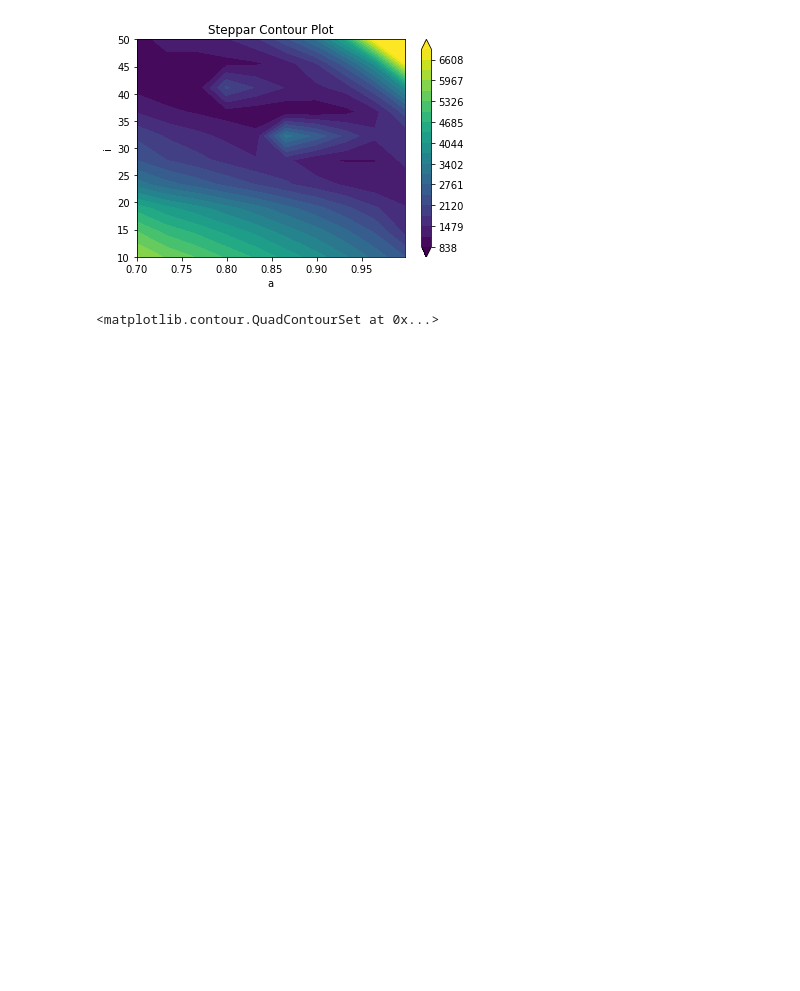
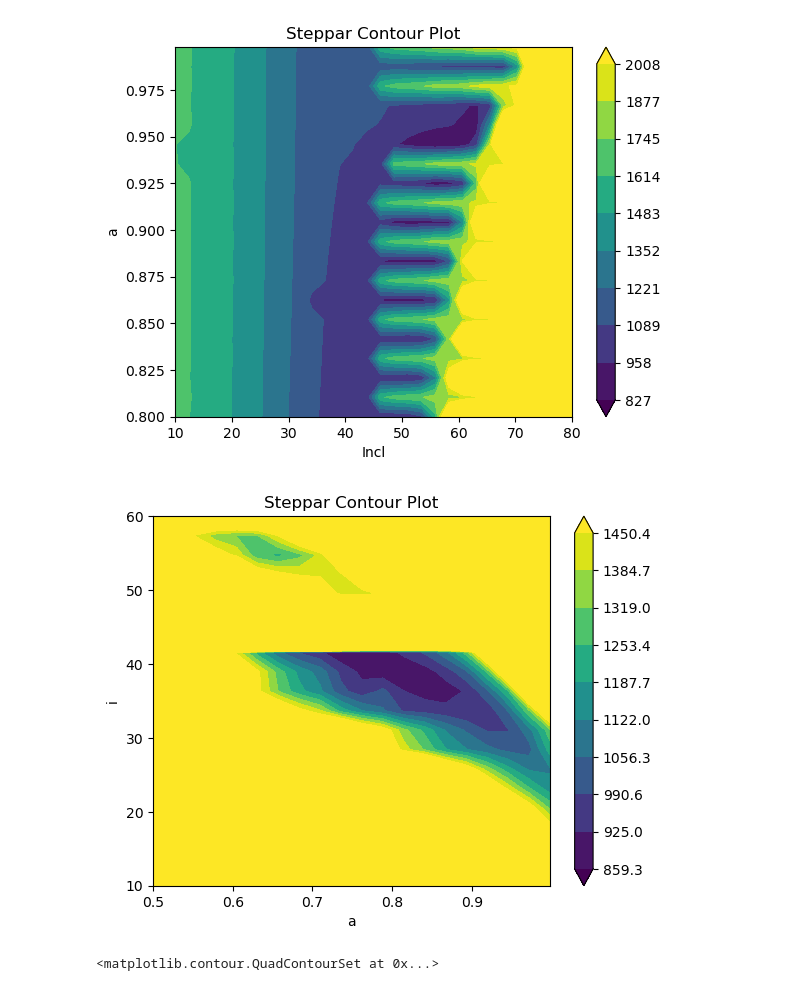
Before and after one commit to xifengdaocao/xspec2plot, a Jupyter notebook: contour plot.ipynb, the cells around one changed output. Drawn from its saved outputs; the diff is of its cells as text; code cells hidden in the pictures; blank space fills up the shorter version.

Commit message:
plot_steppar

```diff
--- a/contour plot.ipynb
+++ b/contour plot.ipynb
@@ -15,6 +15,8 @@ def updateFile_delete_str(file):
     with open(file, "r") as input:
         lines = input.readlines()
         for line in lines:
+            if '!XSPEC12>steppar' in line:
+                    line = line.replace('!XSPEC12>steppar','!XSPEC12> steppar')
             if line.split() == []:
                 continue
             if line.split()[0] not in str_delete:
@@ -86,6 +88,8 @@ def get_grid(infile):
     f = open(infile, 'r')
     lines = f.readlines()
     for line in lines:
+        if len(line.split()) <= 1:
+            continue
         if line.split()[1] == 'steppar':
             # head line example: XSPEC12 steppar 8 0.001 0.18 20 18 0.001 0.15 20
             x_low, x_high, num_x_grid = float(line.split()[3]), float(line.split()[4]), int(line.split()[5])
@@ -94,7 +98,7 @@ def get_grid(infile):
     y_grid = np.linspace(y_low, y_high, num = num_y_grid, dtype = None)
     return x_grid, y_grid
 # %%
-def plot_density_contour(infile,mytitle='Steppar Contour Plot',p=0.5):
+def plot_density_contour(infile,mytitle='Steppar Contour Plot',p=0.5,N=20):
 
     updateFile_delete_hashtag_and_blanck_line(infile)
     updateFile_delete_str(infile)
@@ -126,7 +130,7 @@ def plot_density_contour(infile,mytitle='Steppar Contour Plot',p=0.5):
     X, Y = np.meshgrid(np.array(x_grid), np.array(y_grid))
 
     fig,ax = plt.subplots(1,1)
-    conpl = ax.contourf(X, Y, Z,levels = np.linspace(z_min,p*z_max+(1-p)*z_min,20), extend = 'both')
+    conpl = ax.contourf(X, Y, Z,levels = np.linspace(z_min,p*z_max+(1-p)*z_min,N), extend = 'both')
     fig.colorbar(conpl)
     ax.set_title(mytitle)
     ax.set_xlabel(names[0])
@@ -136,7 +140,9 @@ def plot_density_contour(infile,mytitle='Steppar Contour Plot',p=0.5):
 
     return conpl
 # %%
-plot_density_contour('a_i_con-1.txt',p=0.1)
+plot_density_contour('diskbb_a_i.txt',p=0.15,N=10)
+plot_density_contour('kerrbb_a_i.txt',p=0.008,N=10)
 # %% [output]
-[figure, old version]
+[figure, new version]
+[figure, added]
 <matplotlib.contour.QuadContourSet at 0x...>
```
Also changed, not shown: parts of 1 cell of this notebook, 4 other files.
